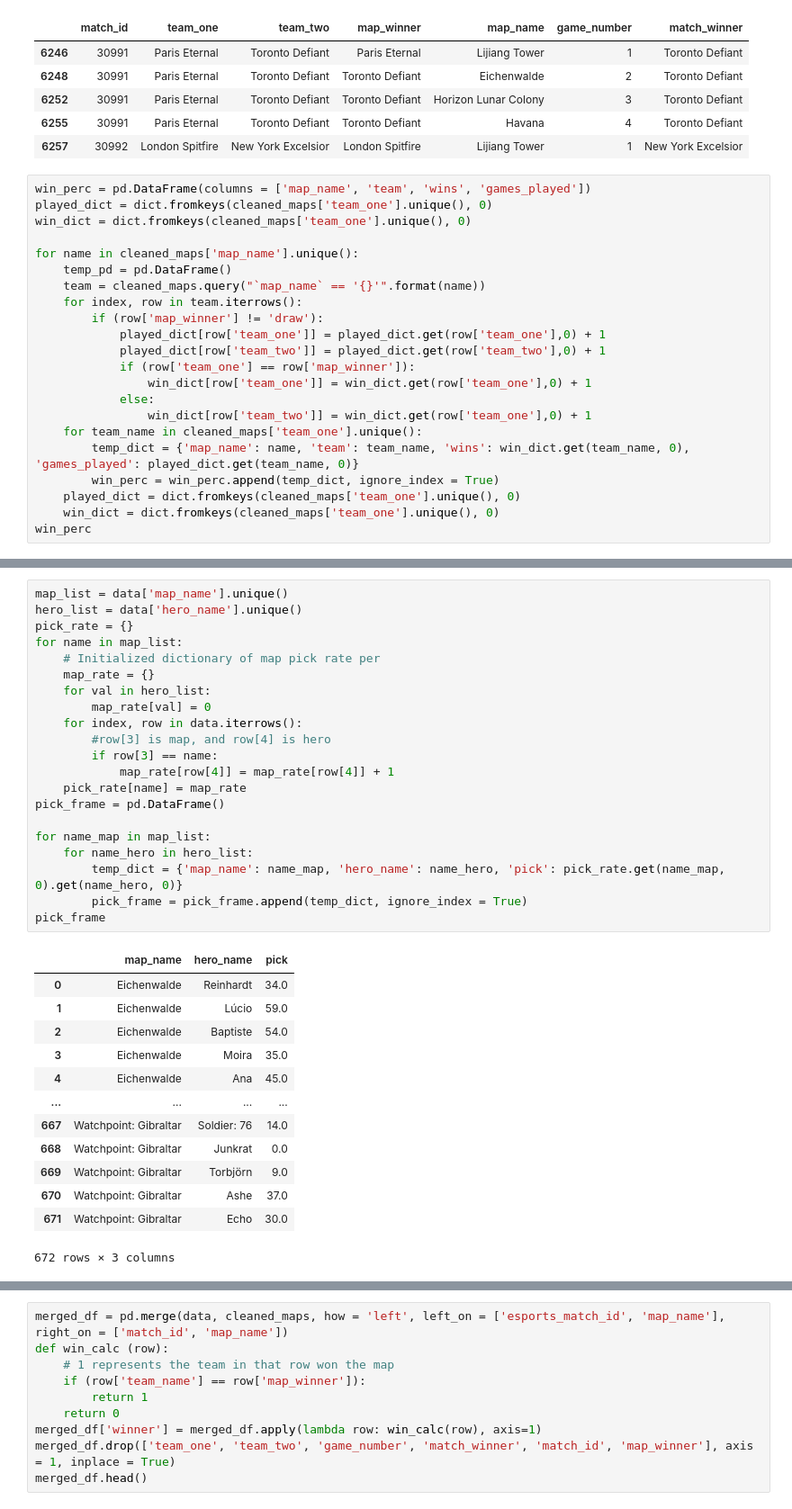
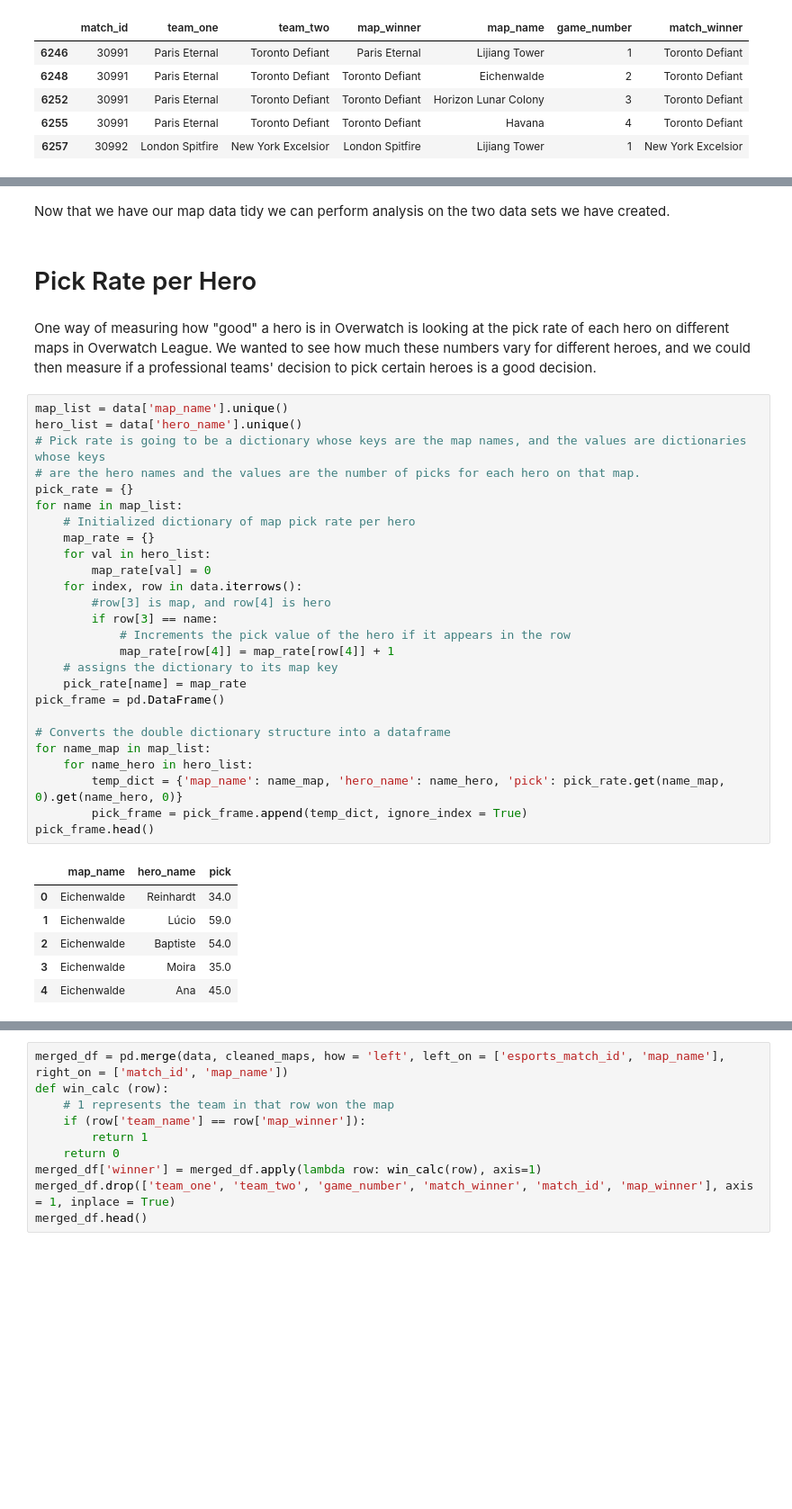
Before and after one commit to bfleming2/Overwatch-Analysis, a Jupyter notebook: Final.ipynb, the cells around one changed output, grey strips where cells are left out. Shown at 90% size. Saved outputs shown, nothing was run; the diff lists cells and outputs as text; blank space fills up the shorter version.

```diff
--- a/Final.ipynb
+++ b/Final.ipynb
@@ -89,25 +105,3 @@ cleaned_maps.head()
 | 6252 | 30991 | Paris Eternal | Toronto Defiant | Toronto Defiant | Horizon Lunar Colony | 3 | Toronto Defiant |
 | 6255 | 30991 | Paris Eternal | Toronto Defiant | Toronto Defiant | Havana | 4 | Toronto Defiant |
 | 6257 | 30992 | London Spitfire | New York Excelsior | London Spitfire | Lijiang Tower | 1 | New York Excelsior |
-# %%
-win_perc = pd.DataFrame(columns = ['map_name', 'team', 'wins', 'games_played'])
-played_dict = dict.fromkeys(cleaned_maps['team_one'].unique(), 0)
-win_dict = dict.fromkeys(cleaned_maps['team_one'].unique(), 0)
-
-for name in cleaned_maps['map_name'].unique():
-    temp_pd = pd.DataFrame()
-    team = cleaned_maps.query("`map_name` == '{}'".format(name))
-    for index, row in team.iterrows():
-        if (row['map_winner'] != 'draw'):
-            played_dict[row['team_one']] = played_dict.get(row['team_one'],0) + 1
-            played_dict[row['team_two']] = played_dict.get(row['team_two'],0) + 1
-            if (row['team_one'] == row['map_winner']):
-                win_dict[row['team_one']] = win_dict.get(row['team_one'],0) + 1
-            else:
-                win_dict[row['team_two']] = win_dict.get(row['team_one'],0) + 1
-    for team_name in cleaned_maps['team_one'].unique():
-        temp_dict = {'map_name': name, 'team': team_name, 'wins': win_dict.get(team_name, 0), 'games_played': played_dict.get(team_name, 0)}
-        win_perc = win_perc.append(temp_dict, ignore_index = True)
-    played_dict = dict.fromkeys(cleaned_maps['team_one'].unique(), 0)
-    win_dict = dict.fromkeys(cleaned_maps['team_one'].unique(), 0)
-win_perc
@@ -162,35 +108,39 @@ data
+# %% [markdown]
+Now that we have our map data tidy we can perform analysis on the two data sets we have created.
+# %% [markdown]
+# Pick Rate per Hero
+# %% [markdown]
+One way of measuring how "good" a hero is in Overwatch is looking at the pick rate of each hero on different maps in Overwatch League. We wanted to see how much these numbers vary for different heroes, and we could then measure if a professional teams' decision to pick certain heroes is a good decision.
 # %%
 map_list = data['map_name'].unique()
 hero_list = data['hero_name'].unique()
+# Pick rate is going to be a dictionary whose keys are the map names, and the values are dictionaries whose keys
+# are the hero names and the values are the number of picks for each hero on that map.
 pick_rate = {}
 for name in map_list:
-    # Initialized dictionary of map pick rate per
+    # Initialized dictionary of map pick rate per hero
     map_rate = {}
     for val in hero_list:
         map_rate[val] = 0
     for index, row in data.iterrows():
         #row[3] is map, and row[4] is hero
         if row[3] == name:
+            # Increments the pick value of the hero if it appears in the row
             map_rate[row[4]] = map_rate[row[4]] + 1
+    # assigns the dictionary to its map key
     pick_rate[name] = map_rate
 pick_frame = pd.DataFrame()
 
+# Converts the double dictionary structure into a dataframe
 for name_map in map_list:
     for name_hero in hero_list:
         temp_dict = {'map_name': name_map, 'hero_name': name_hero, 'pick': pick_rate.get(name_map, 0).get(name_hero, 0)}
         pick_frame = pick_frame.append(temp_dict, ignore_index = True)
-pick_frame
+pick_frame.head()
 # %% [output]
 |  | map_name | hero_name | pick |
 | 0 | Eichenwalde | Reinhardt | 34.0 |
 | 1 | Eichenwalde | Lúcio | 59.0 |
 | 2 | Eichenwalde | Baptiste | 54.0 |
 | 3 | Eichenwalde | Moira | 35.0 |
 | 4 | Eichenwalde | Ana | 45.0 |
-| ... | ... | ... | ... |
-| 667 | Watchpoint: Gibraltar | Soldier: 76 | 14.0 |
-| 668 | Watchpoint: Gibraltar | Junkrat | 0.0 |
-| 669 | Watchpoint: Gibraltar | Torbjörn | 9.0 |
-| 670 | Watchpoint: Gibraltar | Ashe | 37.0 |
-| 671 | Watchpoint: Gibraltar | Echo | 30.0 |
-672 rows × 3 columns
```
Also changed, not shown: parts of 27 cells of this notebook.
